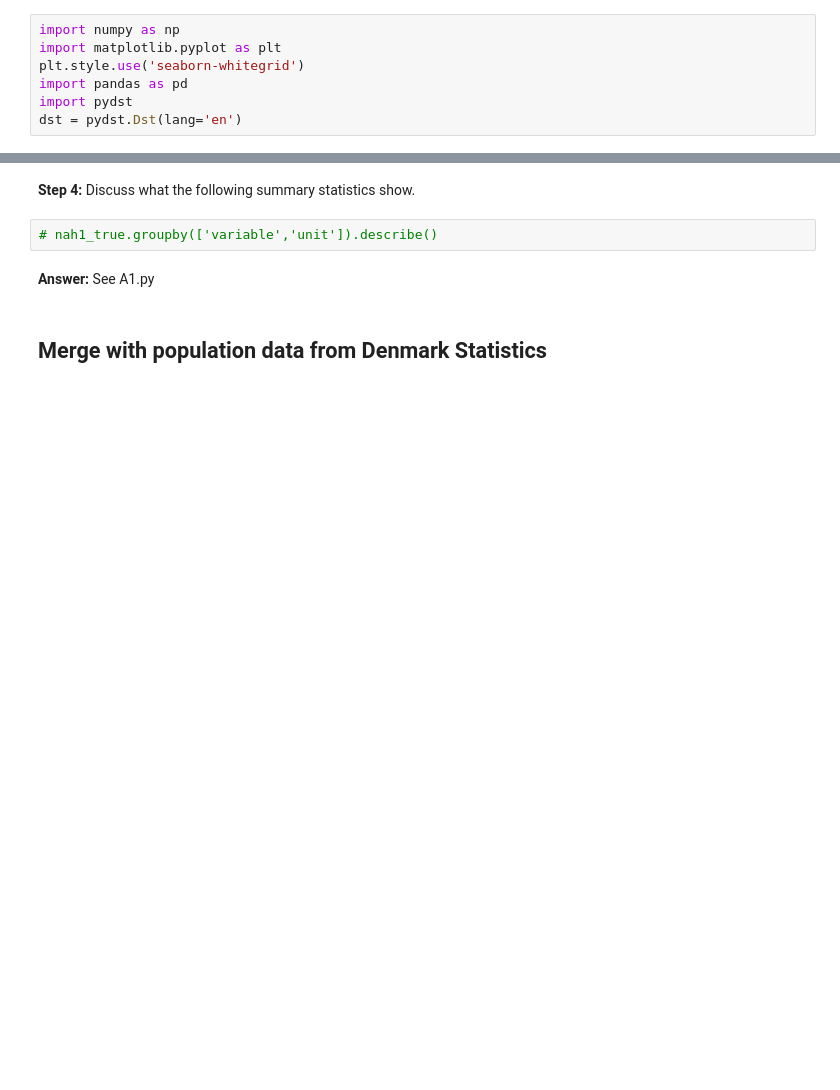
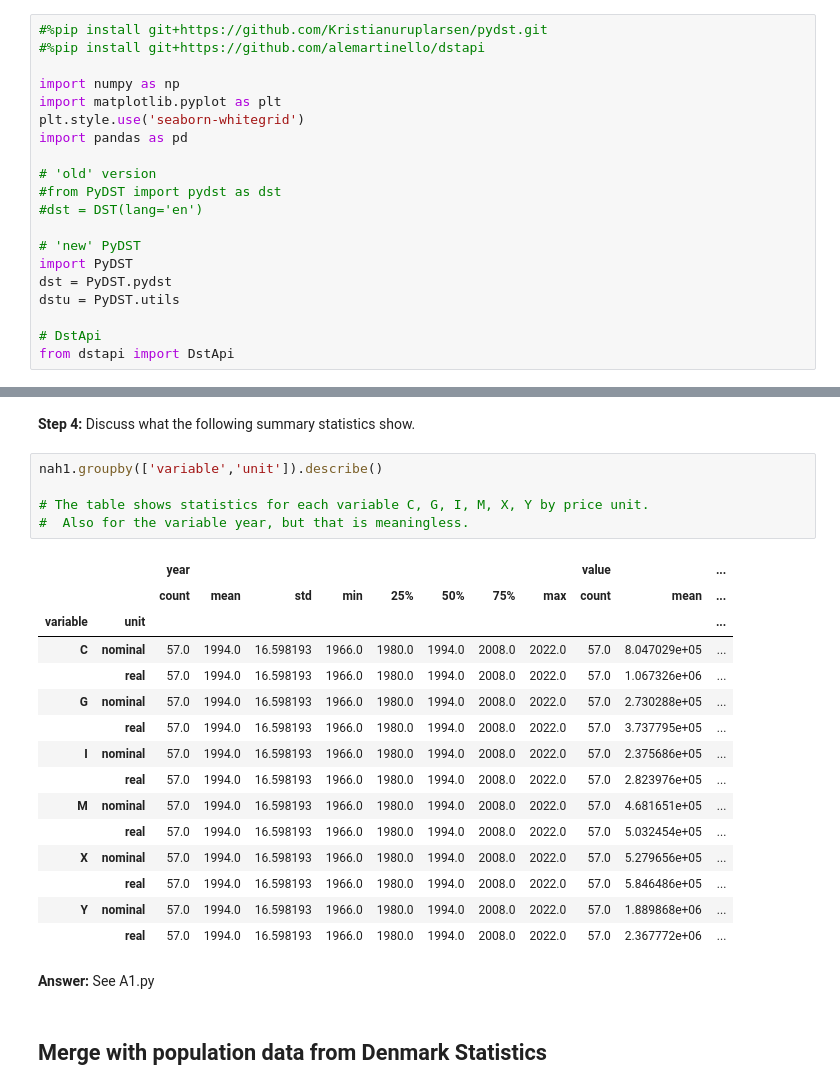
Before and after one commit to NumEconCopenhagen/IntroProg-exercises, a Jupyter notebook: PS4/problem_set_4.ipynb, the cells around one changed output, grey strips where cells are left out. Cells and saved outputs as stored; diff of their text form; blank space fills up the shorter version.

```diff
--- a/PS4/problem_set_4.ipynb
+++ b/PS4/problem_set_4.ipynb
@@ -1,12 +1,25 @@
 # %% [markdown]
 # Problem set 4: Analyzing data
 # %%
+#%pip install git+https://github.com/Kristianuruplarsen/pydst.git
+#%pip install git+https://github.com/alemartinello/dstapi
+
 import numpy as np
 import matplotlib.pyplot as plt
 plt.style.use('seaborn-whitegrid')
 import pandas as pd
-import pydst
-dst = pydst.Dst(lang='en')
+
+# 'old' version
+#from PyDST import pydst as dst
+#dst = DST(lang='en')
+
+# 'new' PyDST
+import PyDST
+dst = PyDST.pydst
+dstu = PyDST.utils
+
+# DstApi
+from dstapi import DstApi
 # %% [markdown]
 # Tasks
 # %% [markdown]
@@ -53,7 +130,26 @@ unit_dict['Current prices'] = 'nominal'
 # %% [markdown]
 **Step 4:** Discuss what the following summary statistics show.
-# %%
-# nah1_true.groupby(['variable','unit']).describe()
+# %%
+nah1.groupby(['variable','unit']).describe()
+
+# The table shows statistics for each variable C, G, I, M, X, Y by price unit.
+#  Also for the variable year, but that is meaningless.
+# %% [output]
+|  |  | year |  |  |  |  |  |  |  | value |  | ... |
+|  |  | count | mean | std | min | 25% | 50% | 75% | max | count | mean | ... |
+| variable | unit |  |  |  |  |  |  |  |  |  |  | ... |
+| C | nominal | 57.0 | 1994.0 | 16.598193 | 1966.0 | 1980.0 | 1994.0 | 2008.0 | 2022.0 | 57.0 | 8.047029e+05 | ... |
+|  | real | 57.0 | 1994.0 | 16.598193 | 1966.0 | 1980.0 | 1994.0 | 2008.0 | 2022.0 | 57.0 | 1.067326e+06 | ... |
+| G | nominal | 57.0 | 1994.0 | 16.598193 | 1966.0 | 1980.0 | 1994.0 | 2008.0 | 2022.0 | 57.0 | 2.730288e+05 | ... |
+|  | real | 57.0 | 1994.0 | 16.598193 | 1966.0 | 1980.0 | 1994.0 | 2008.0 | 2022.0 | 57.0 | 3.737795e+05 | ... |
+| I | nominal | 57.0 | 1994.0 | 16.598193 | 1966.0 | 1980.0 | 1994.0 | 2008.0 | 2022.0 | 57.0 | 2.375686e+05 | ... |
+|  | real | 57.0 | 1994.0 | 16.598193 | 1966.0 | 1980.0 | 1994.0 | 2008.0 | 2022.0 | 57.0 | 2.823976e+05 | ... |
+| M | nominal | 57.0 | 1994.0 | 16.598193 | 1966.0 | 1980.0 | 1994.0 | 2008.0 | 2022.0 | 57.0 | 4.681651e+05 | ... |
+|  | real | 57.0 | 1994.0 | 16.598193 | 1966.0 | 1980.0 | 1994.0 | 2008.0 | 2022.0 | 57.0 | 5.032454e+05 | ... |
+| X | nominal | 57.0 | 1994.0 | 16.598193 | 1966.0 | 1980.0 | 1994.0 | 2008.0 | 2022.0 | 57.0 | 5.279656e+05 | ... |
+|  | real | 57.0 | 1994.0 | 16.598193 | 1966.0 | 1980.0 | 1994.0 | 2008.0 | 2022.0 | 57.0 | 5.846486e+05 | ... |
+| Y | nominal | 57.0 | 1994.0 | 16.598193 | 1966.0 | 1980.0 | 1994.0 | 2008.0 | 2022.0 | 57.0 | 1.889868e+06 | ... |
+|  | real | 57.0 | 1994.0 | 16.598193 | 1966.0 | 1980.0 | 1994.0 | 2008.0 | 2022.0 | 57.0 | 2.367772e+06 | ... |
 # %% [markdown]
 **Answer:** See A1.py
 # %% [markdown]
```
Also changed, not shown: parts of 14 cells of this notebook, 1 other file.
